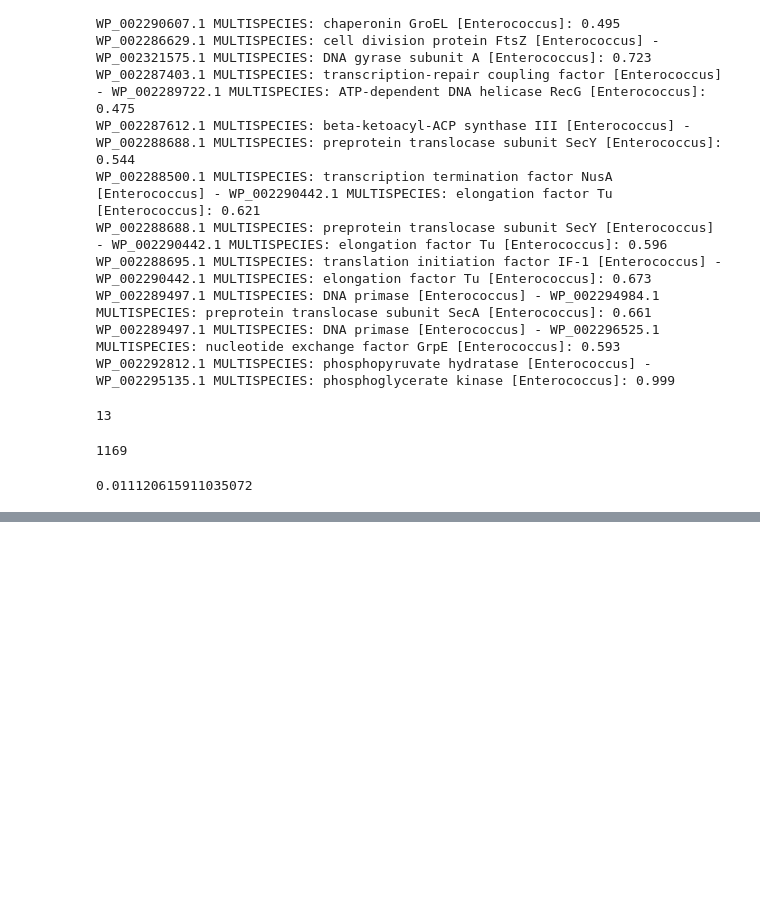
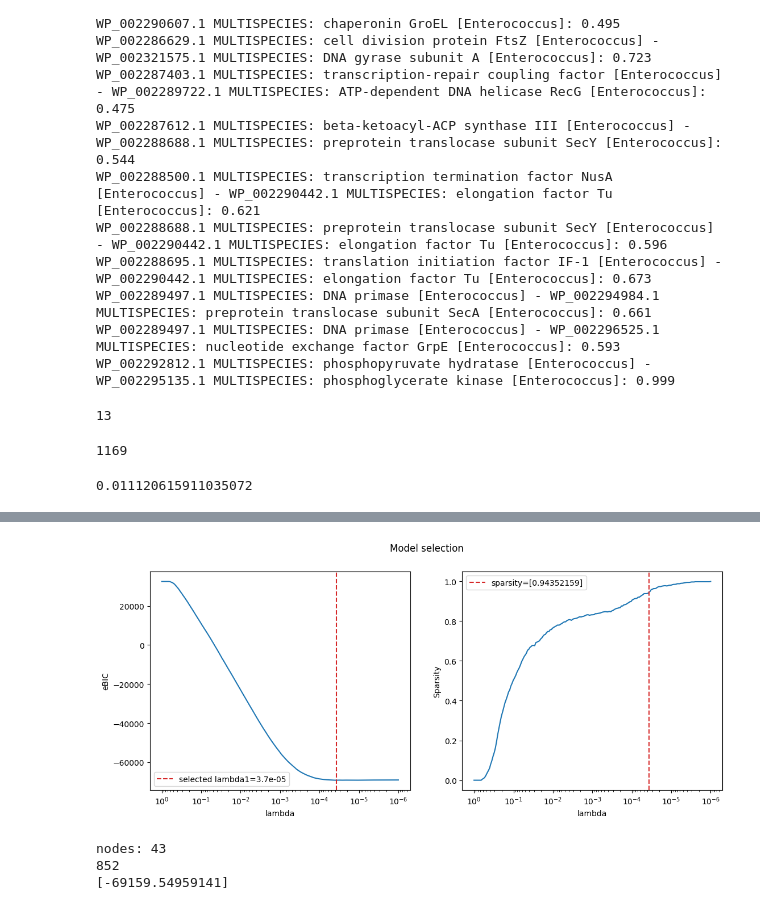
Before and after one commit to leuschjanphilipp/BacDrop-ggi, a Jupyter notebook: notebooks/01b_sgl_kp.ipynb, the cells around one changed output, grey strips where cells are left out. Drawn from its saved outputs; the diff is of its cells as text; code cells hidden in the pictures; blank space fills up the shorter version.

```diff
--- a/notebooks/01b_sgl_kp.ipynb
+++ b/notebooks/01b_sgl_kp.ipynb
@@ -533,0 +604,40 @@ num_reported_interactions / non_zero_entries
+# %%
+P_dict = kp_rrna_gc1_lc.P.__dict__
+
+lambda1 = P_dict["reg_params"]["lambda1"]
+lambda1_range = P_dict["modelselect_params"]["lambda1_range"]
+sparsity = P_dict["modelselect_stats"]["SP"]
+eBIC = P_dict["modelselect_stats"]["BIC"][0.1]
+
+fig, axs = plt.subplots(1, 2, figsize=(13, 5))
+
+sns.lineplot(x=lambda1_range, y=eBIC.squeeze(), ax=axs[0])
+axs[0].axvline(x=lambda1, ls="--", color="C3", label=f"selected lambda1={np.round(lambda1, 7)}")
+axs[0].set_xscale("log")
+axs[0].set_xlabel("lambda")
+axs[0].set_ylabel("eBIC")
+axs[0].invert_xaxis()
+axs[0].legend()
+
+sns.lineplot(x=lambda1_range, y=sparsity.squeeze(), ax=axs[1])
+axs[1].axvline(x=lambda1, ls="--", color="C3", label=f"sparsity={sparsity[np.where(lambda1_range == lambda1)[0][0]]}")
+axs[1].set_xscale("log")
+axs[1].set_xlabel("lambda")
+axs[1].set_ylabel("Sparsity")
+axs[1].invert_xaxis()
+axs[1].legend()
+plt.suptitle("Model selection")
+plt.show()
+# %% [output]
+[figure, added]
+# %%
+#number of nodes
+print("nodes:", kp_sol_gc1_rrna.shape[0])
+#number of edges
+print(np.count_nonzero(np.triu(kp_sol_gc1_rrna, k=1)))
+#ebic value
+print(eBIC[np.where(lambda1_range == lambda1)[0][0]])
+# %% [output]
+nodes: 43
+852
+[-69159.54959141]
```
Also changed, not shown: parts of 19 cells of this notebook, 3 other files.
